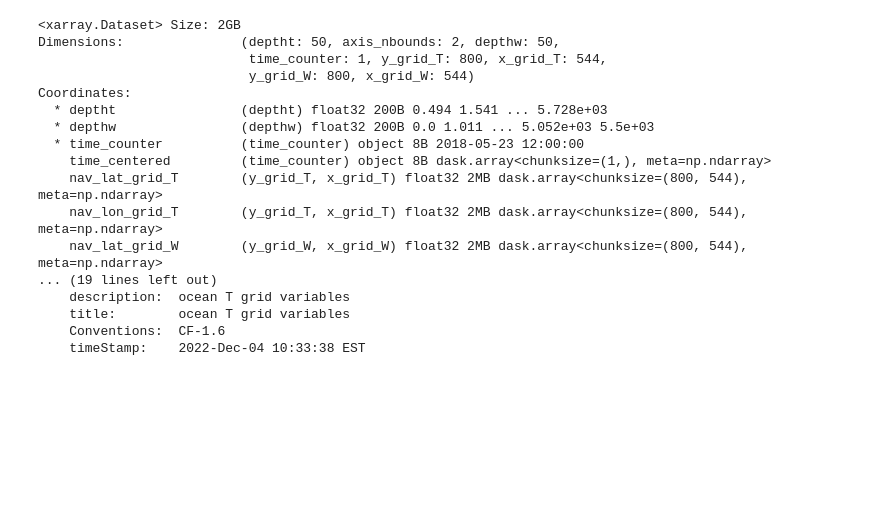
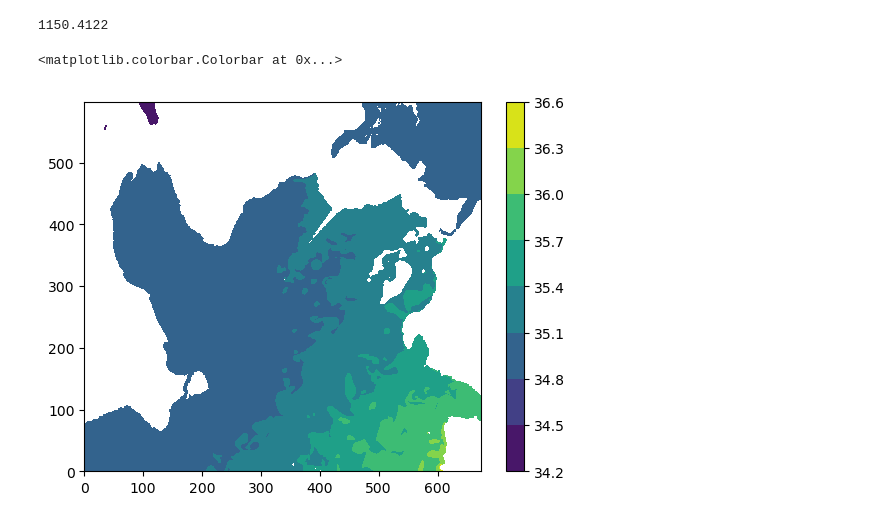
Before and after one commit to gekirkpatrick/NEMO-Analysis-Base-Scripts, a Jupyter notebook: isopycnal_proj.ipynb, the cells around one changed output. Saved outputs shown, nothing was run; the diff lists cells and outputs as text; code cells hidden in the pictures; blank space fills up the shorter version.

```diff
--- a/isopycnal_proj.ipynb
+++ b/isopycnal_proj.ipynb
@@ -17,23 +191,3 @@ import gsw
 # %%
 ds_t4 = xr.open_mfdataset("/mnt/storage6/myers/NEMO/ANHA4-EPM151/ANHA4-EPM151_y2018m05d25_gridT.nc")
 ds_t12 = xr.open_mfdataset("/mnt/storage6/myers/NEMO/ANHA12-EXH006/ANHA12-EXH006_y2018m05d25_gridT.nc")
-# %%
-ds_t4
-# %% [output]
-<xarray.Dataset> Size: 2GB
-Dimensions:               (deptht: 50, axis_nbounds: 2, depthw: 50,
-                           time_counter: 1, y_grid_T: 800, x_grid_T: 544,
-                           y_grid_W: 800, x_grid_W: 544)
-Coordinates:
-  * deptht                (deptht) float32 200B 0.494 1.541 ... 5.728e+03
-  * depthw                (depthw) float32 200B 0.0 1.011 ... 5.052e+03 5.5e+03
-  * time_counter          (time_counter) object 8B 2018-05-23 12:00:00
-    time_centered         (time_counter) object 8B dask.array<chunksize=(1,), meta=np.ndarray>
-    nav_lat_grid_T        (y_grid_T, x_grid_T) float32 2MB dask.array<chunksize=(800, 544), meta=np.ndarray>
-    nav_lon_grid_T        (y_grid_T, x_grid_T) float32 2MB dask.array<chunksize=(800, 544), meta=np.ndarray>
-    nav_lat_grid_W        (y_grid_W, x_grid_W) float32 2MB dask.array<chunksize=(800, 544), meta=np.ndarray>
-... (19 lines left out)
-    description:  ocean T grid variables
-    title:        ocean T grid variables
-    Conventions:  CF-1.6
-    timeStamp:    2022-Dec-04 10:33:38 EST
@@ -109,0 +194,10 @@ def isopycnal_proj(var_proj, inds, interprod):
+# %%
+np.nanmean(interprods12[3][interprods12[3] != 0])
+# %% [output]
+1150.4122
+# %%
+plt.contourf(ds_t12['vosaline'][0, 35, 750:1350, 450:1125])
+plt.colorbar()
+# %% [output]
+<matplotlib.colorbar.Colorbar at 0x...>
+[figure, added]
```
Also changed, not shown: parts of 32 cells of this notebook, 1 other file.
